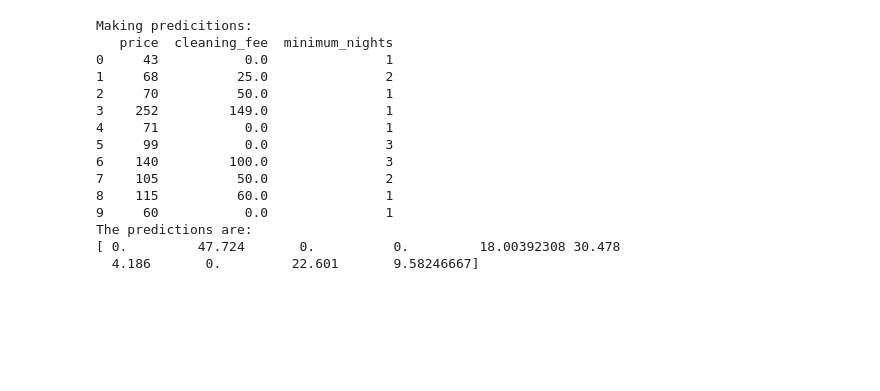
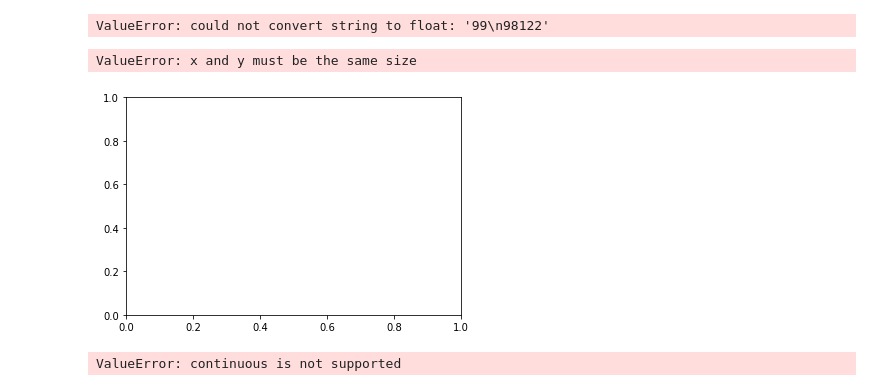
Before and after one commit to tonyman316/Become_a_Top_Airbnb_Earner, a Jupyter notebook: seattle_airbnb_top_earner.ipynb, the cells around one changed output. Saved outputs shown, nothing was run; the diff lists cells and outputs as text; code cells hidden in the pictures; blank space fills up the shorter version.

```diff
--- a/seattle_airbnb_top_earner.ipynb
+++ b/seattle_airbnb_top_earner.ipynb
@@ -166,15 +256,20 @@ X_train, X_test, y_train, y_test = train_test_split(X, y, test_size=0.2)
 # %%
-# Fit a model
-# Create a dummy regressor
-baseline_model = DummyRegressor(strategy='mean')
-# "Train" dummy regressor
-baseline_model.fit(X_train, y_train)
-# print(dummy_mean)
+# Baseline model
+# Make prediction by mean or median
 
-# Predict
-# print("Baseline model predicitions using testing set ")
-# print(X2.head())
-# print("The predictions are:")
-# print(baseline_model.predict(X_test))
-print("The score is:")
-print(baseline_model.score(X_test,y_test))
+# from sklearn.dummy import DummyRegressor
+
+# # Create a dummy regressor
+# baseline_model = DummyRegressor(strategy='mean')
+
+# # "Train" dummy regressor
+# baseline_model.fit(X_train, y_train)
+# # print(dummy_mean)
+
+# # Predict
+# # print("Baseline model predicitions using testing set ")
+# # print(X2.head())
+# # print("The predictions are:")
+# # print(baseline_model.predict(X_test))
+# print("The score is:")
+# print(baseline_model.score(X_test, y_test))
@@ -268,22 +276,23 @@ X2 = seattle_test_data[seattle_features]
-# %%
-# Predict by using previous model
-print("Making predicitions:")
-print(X2.head(10))
-print("The predictions are:")
-print(seattle_model.predict(X2.head(10)))
-# %% [output]
-Making predicitions:
-   price  cleaning_fee  minimum_nights
-0     43           0.0               1
-1     68          25.0               2
-2     70          50.0               1
-3    252         149.0               1
-4     71           0.0               1
-5     99           0.0               3
-6    140         100.0               3
-7    105          50.0               2
-8    115          60.0               1
-9     60           0.0               1
-The predictions are:
-[ 0.         47.724       0.          0.         18.00392308 30.478
-  4.186       0.         22.601       9.58246667]
+# %%
+# Linear Regression
+from sklearn import linear_model
+lm = linear_model.LinearRegression()
+model = lm.fit(X_train, y_train)
+predictions = lm.predict(X_test)
+print(model.score(X_test, y_test))
+# %% [output]
+ValueError: could not convert string to float: '99\n98122'
+# %%
+plt.scatter(y_test, predictions)
+plt.xlabel("True Values")
+plt.ylabel("Predictions")
+# %% [output]
+ValueError: x and y must be the same size
+[figure, added]
+# %%
+from sklearn.metrics import accuracy_score
+y_test_pred = baseline_model.predict(X_test)
+y_test.values.flatten()
+accuracy_test = accuracy_score(y_test_pred, y_test)
+# %% [output]
+ValueError: continuous is not supported
```
Also changed, not shown: parts of 20 cells of this notebook.
